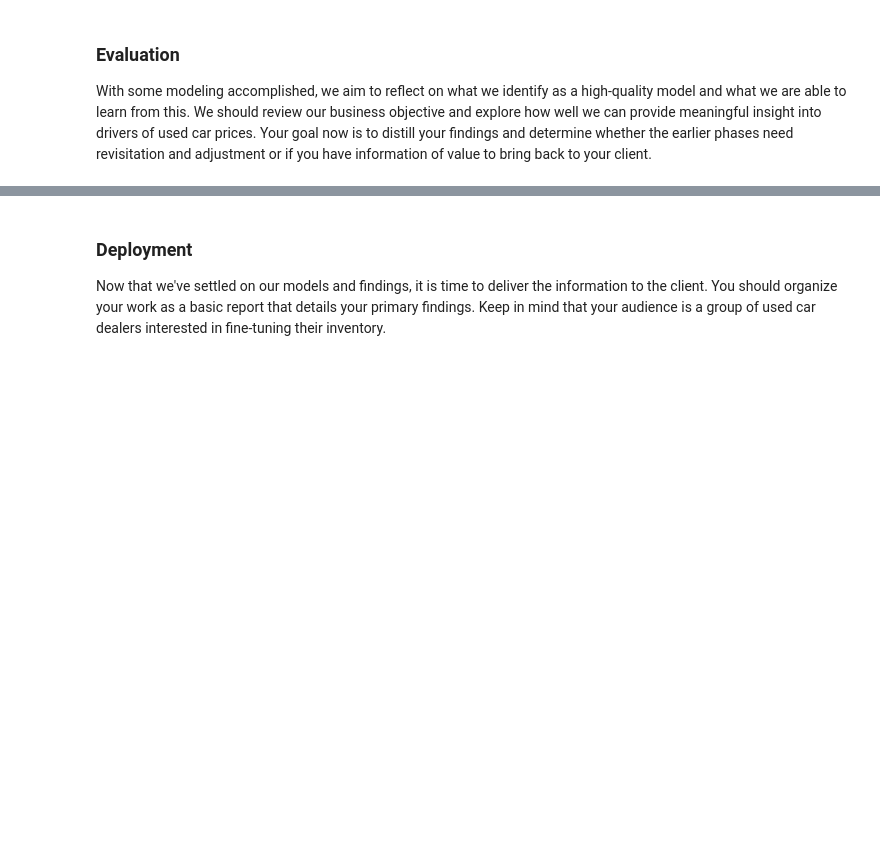
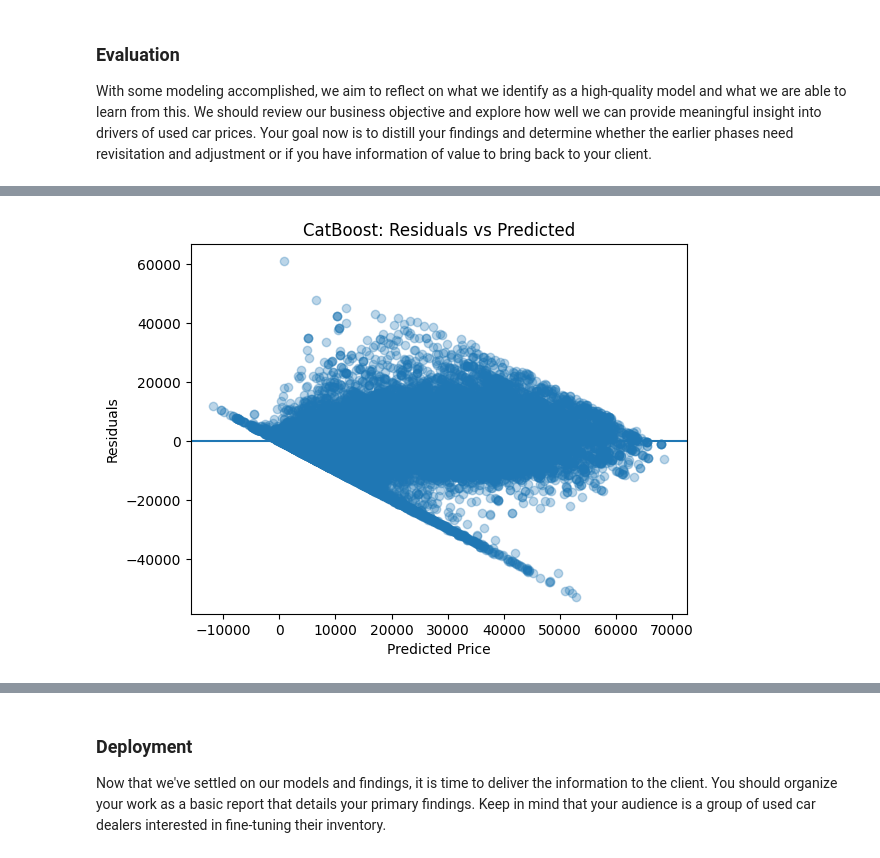
Before and after one commit to thechiangsta/UCB-Module-11-Assignment, a Jupyter notebook: car_price_analysis.ipynb, the cells around one changed output, grey strips where cells are left out. Cells and saved outputs as stored; diff of their text form; code cells hidden in the pictures; blank space fills up the shorter version.

```diff
--- a/car_price_analysis.ipynb
+++ b/car_price_analysis.ipynb
@@ -564,0 +565,12 @@ plt.show()
+# %%
+residuals = y_test - cat_pred
+
+plt.figure()
+plt.scatter(cat_pred, residuals, alpha=0.3)
+plt.axhline(0)
+plt.xlabel("Predicted Price")
+plt.ylabel("Residuals")
+plt.title("CatBoost: Residuals vs Predicted")
+plt.show()
+# %% [output]
+[figure, added]
```
Also changed, not shown: parts of 10 cells of this notebook, 23 other files.
